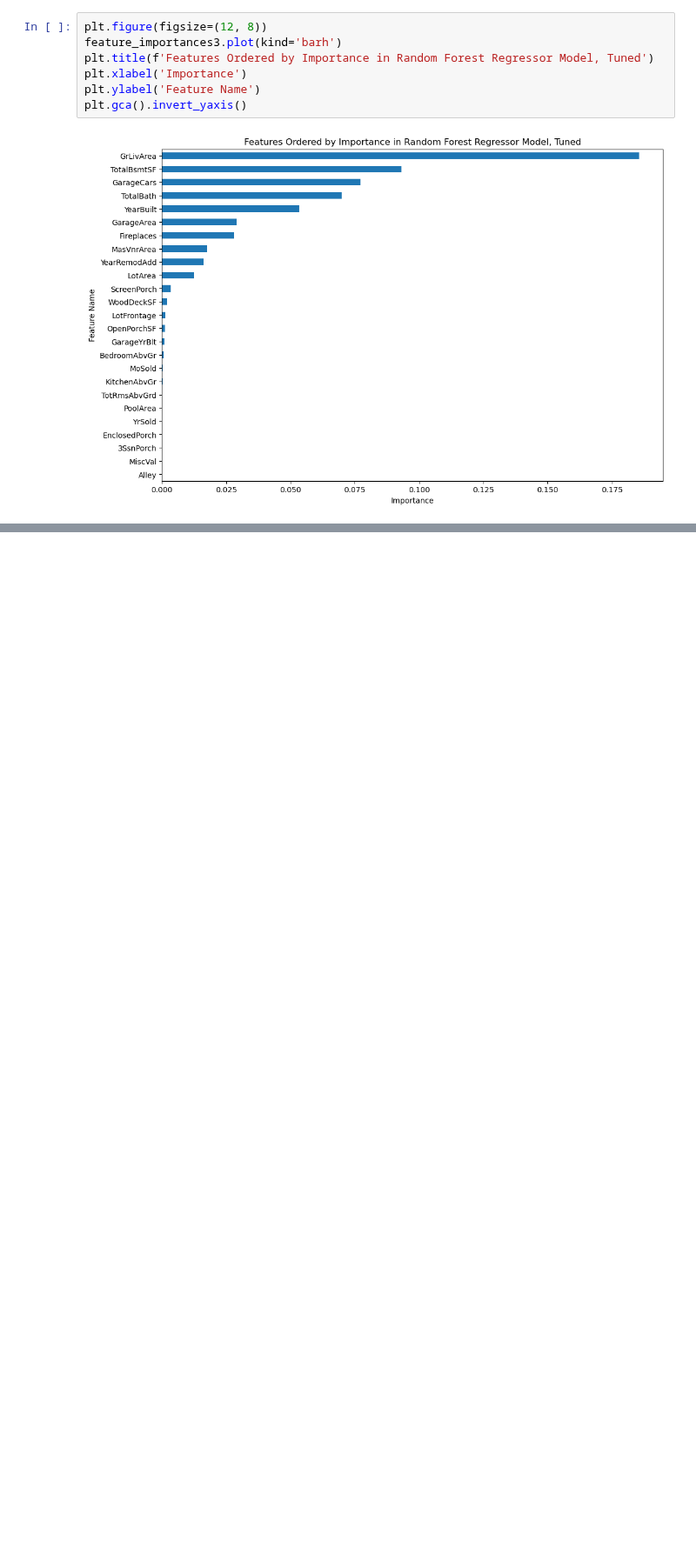
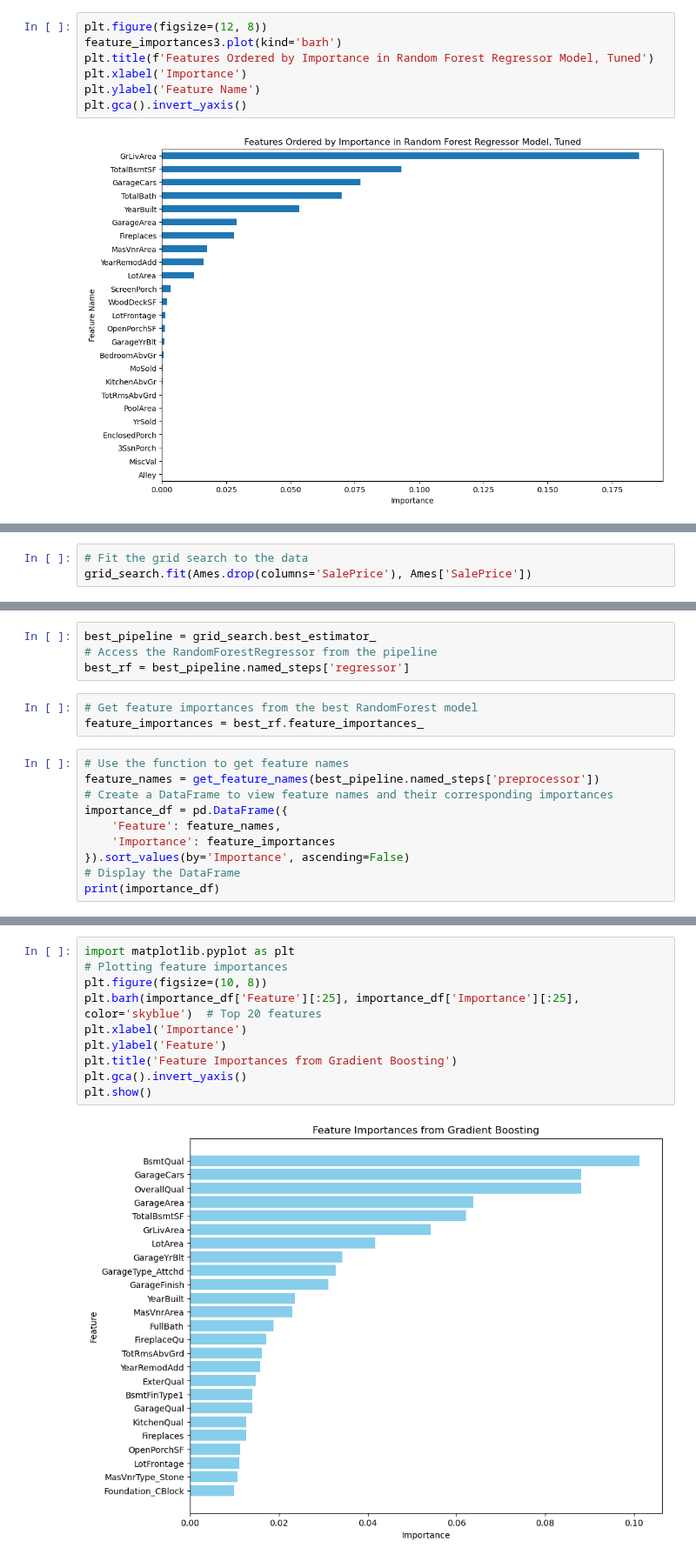
Before and after one commit to dimmediato/ML_Ames_Housing, a Jupyter notebook: Python/Default and Tuned/Gradient_Boosting_Tuned.ipynb, the cells around one changed output, grey strips where cells are left out. Shown at 87% size. Saved outputs shown, nothing was run; the diff lists cells and outputs as text; blank space fills up the shorter version.

```diff
--- a/Python/Default and Tuned/Gradient_Boosting_Tuned.ipynb
+++ b/Python/Default and Tuned/Gradient_Boosting_Tuned.ipynb
@@ -242,0 +459,3 @@ plt.gca().invert_yaxis()
+# %%
+# Fit the grid search to the data
+grid_search.fit(Ames.drop(columns='SalePrice'), Ames['SalePrice'])
@@ -242,0 +509,17 @@ plt.gca().invert_yaxis()
+# %%
+best_pipeline = grid_search.best_estimator_
+# Access the RandomForestRegressor from the pipeline
+best_rf = best_pipeline.named_steps['regressor']
+# %%
+# Get feature importances from the best RandomForest model
+feature_importances = best_rf.feature_importances_
+# %%
+# Use the function to get feature names
+feature_names = get_feature_names(best_pipeline.named_steps['preprocessor'])
+# Create a DataFrame to view feature names and their corresponding importances
+importance_df = pd.DataFrame({
+    'Feature': feature_names,
+    'Importance': feature_importances
+}).sort_values(by='Importance', ascending=False)
+# Display the DataFrame
+print(importance_df)
@@ -242,0 +541,12 @@ plt.gca().invert_yaxis()
+# %%
+import matplotlib.pyplot as plt
+# Plotting feature importances
+plt.figure(figsize=(10, 8))
+plt.barh(importance_df['Feature'][:25], importance_df['Importance'][:25], color='skyblue')  # Top 20 features
+plt.xlabel('Importance')
+plt.ylabel('Feature')
+plt.title('Feature Importances from Gradient Boosting')
+plt.gca().invert_yaxis()
+plt.show()
+# %% [output]
+[figure, added]
```
Also changed, not shown: parts of 12 cells of this notebook, 2 other files.
